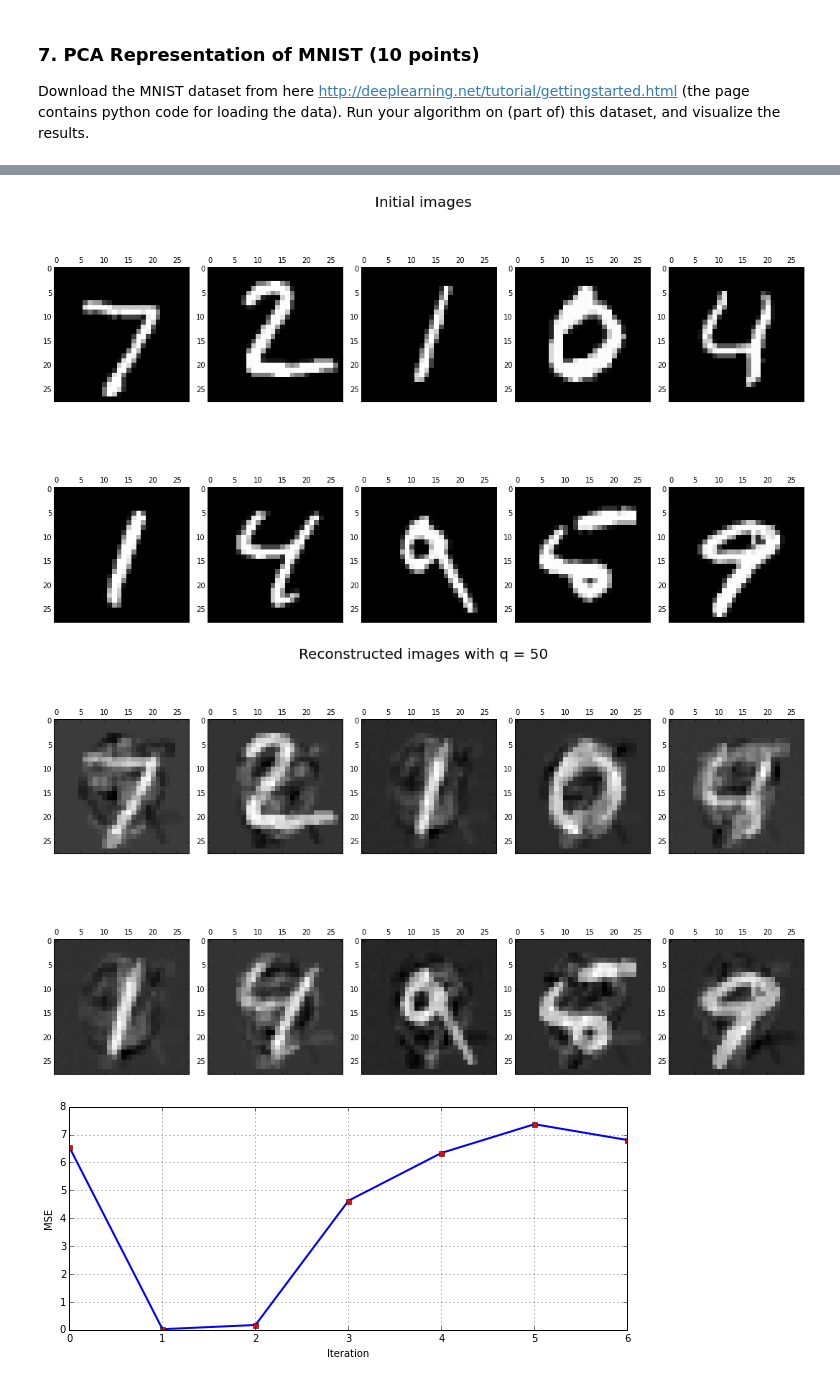
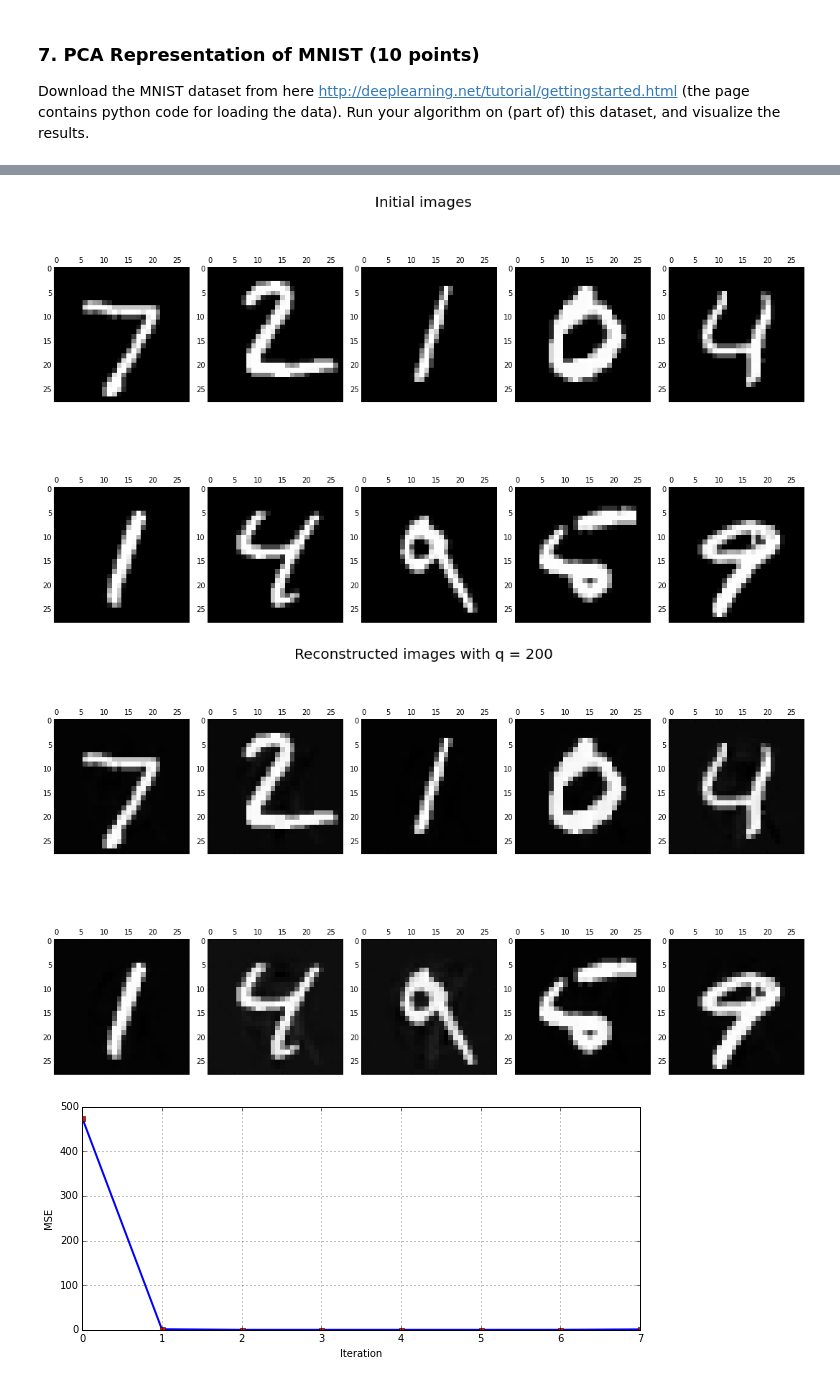
Before and after one commit to Ignotus/uva-machine-learning, a Jupyter notebook: Lab6.ipynb, the cells around one changed output, grey strips where cells are left out. Cells and saved outputs as stored; diff of their text form; code cells hidden in the pictures.

```diff
--- a/Lab6.ipynb
+++ b/Lab6.ipynb
@@ -41,13 +41,13 @@ import sklearn.datasets as ds
 
 class BayesianPCA(object):
 
-    def __init__(self, d, N, q, a_alpha=10e-3, b_alpha=10e-3, a_tau=10e-3, b_tau=10e-3, beta=10e-3):
-        self.d = d # number of dimensions
-        self.N = N # number of data points
+    def __init__(self, X, q, a_alpha=10e-3, b_alpha=10e-3, a_tau=10e-3, b_tau=10e-3, beta=10e-3):
+        self.d = X.shape[0] # number of dimensions
+        self.N = X.shape[1] # number of data points
         self.q = q
         print 'dimension',self.d
         print 'images', self.N
-        self.X = None
+        self.X = X
 
         # Hyperparameters
         self.a_alpha = a_alpha
@@ -57,10 +57,10 @@ class BayesianPCA(object):
         self.beta = beta
 
         # Variational parameters
-        self.means_z = np.random.randn(q, self.N) # called x in bishop99
-        self.sigma_z = np.random.randn(q, q)
+        self.means_z = np.random.randn(self.q, self.N) # called x in bishop99
+        self.sigma_z = np.random.randn(self.q, self.q)
         self.means_mu = np.random.normal(0.0, 1.0, self.d)
-        self.sigma_mu = np.random.randn(d, d)
+        self.sigma_mu = np.random.randn(self.d, self.d)
         self.means_w = np.random.randn(self.d, self.q)
         self.sigma_w = np.random.randn(self.q, self.q)
         self.a_alpha_tilde = np.abs(np.random.randn(1))
@@ -159,8 +159,7 @@ class BayesianPCA(object):
         for n in range(self.N):
             diff = X[:, n] - self.means_w.dot(self.means_z[:, n]) - np.squeeze(self.means_mu)
             acc += -D / 2 * np.log(2 * np.pi) - 0.5 * np.log(D) + 0.5 * self._E_ln_tau() -\
-                self._E_ln_tau() / 2 * (np.dot(diff.T, diff) +\
-                                        np.trace(np.abs(np.dot(self.sigma_w, self.sigma_z) + self.sigma_mu[:self.q, :self.q])))
+                self._E_ln_tau() / 2 * (np.dot(diff.T, diff))
         return acc
 
     def _E_Q_Z(self):
@@ -193,12 +192,12 @@ class BayesianPCA(object):
             self._E_ln_p_mu() +\
             self._E_ln_p_w_alpha() +\
             self._E_ln_p_z()+\
-            self._E_ln_p_x_z_W_mu_tau(X) -\
             self._E_Q_Z() -\
             self._E_Q_mu() -\
             self._E_Q_W() -\
             self._E_Q_alpha() -\
-            self._E_Q_tau()
+            self._E_Q_tau() -\
+            self._E_ln_p_x_z_W_mu_tau(X)
 
     # returns the squared difference error between reconstructed and the actual data
     def mse(self):
@@ -208,8 +207,7 @@ class BayesianPCA(object):
     def transform(self):
         return self.means_w.dot(self.means_z) + self.means_mu[:,np.newaxis]
 
-    def fit(self, X):
-        self.X = X
+    def fit(self):
         # compute gamma mean here as it's used in later updated
         self.gamma_mean = self.a_tau / self.b_tau
         self.__update_mu()
@@ -559,15 +584,13 @@ def plot_bppca_digits(X, q=700, maxit=7):
     fig0.suptitle('Initial images', fontsize=20)
     fig0.tight_layout()
     np.random.seed(0)
-    bppca = BayesianPCA(X.shape[0], X.shape[1], q)
+    bppca = BayesianPCA(X, q)
 
-    mse = []
-    log_prob = []
+    mse = [bppca.mse()]
 
     for i in xrange(maxit):
         print("iteration "+str(i+1))
-        bppca.fit(X)
-        log_prob.append(bppca.L(X))
+        bppca.fit()
         mse.append(bppca.mse())
     # transformed image
     transformed = bppca.transform()
@@ -579,25 +602,23 @@ def plot_bppca_digits(X, q=700, maxit=7):
     fig1.tight_layout()
     plot_mse(mse)
     plt.show()
-    plot_log_prob(log_prob)
-    plt.show()
     return bppca
 # %%
 # loading digits
 f = gzip.open('mnist.pkl.gz')
 train_set, valid_set, test_set = cPickle.load(f)
 f.close()
-plot_bppca_digits(test_set[0][0:15].T,q=50)
+plot_bppca_digits(test_set[0][0:15].T,q=200)
 # %% [output]
 dimension 784
 images 15
 iteration 1
 iteration 2
 iteration 3
 iteration 4
 iteration 5
 iteration 6
 iteration 7
 [figure]
-[figure, old version]
+[figure, new version]
-[figure, old version]
+[figure, new version]
```
Also changed, not shown: parts of 7 cells of this notebook.
